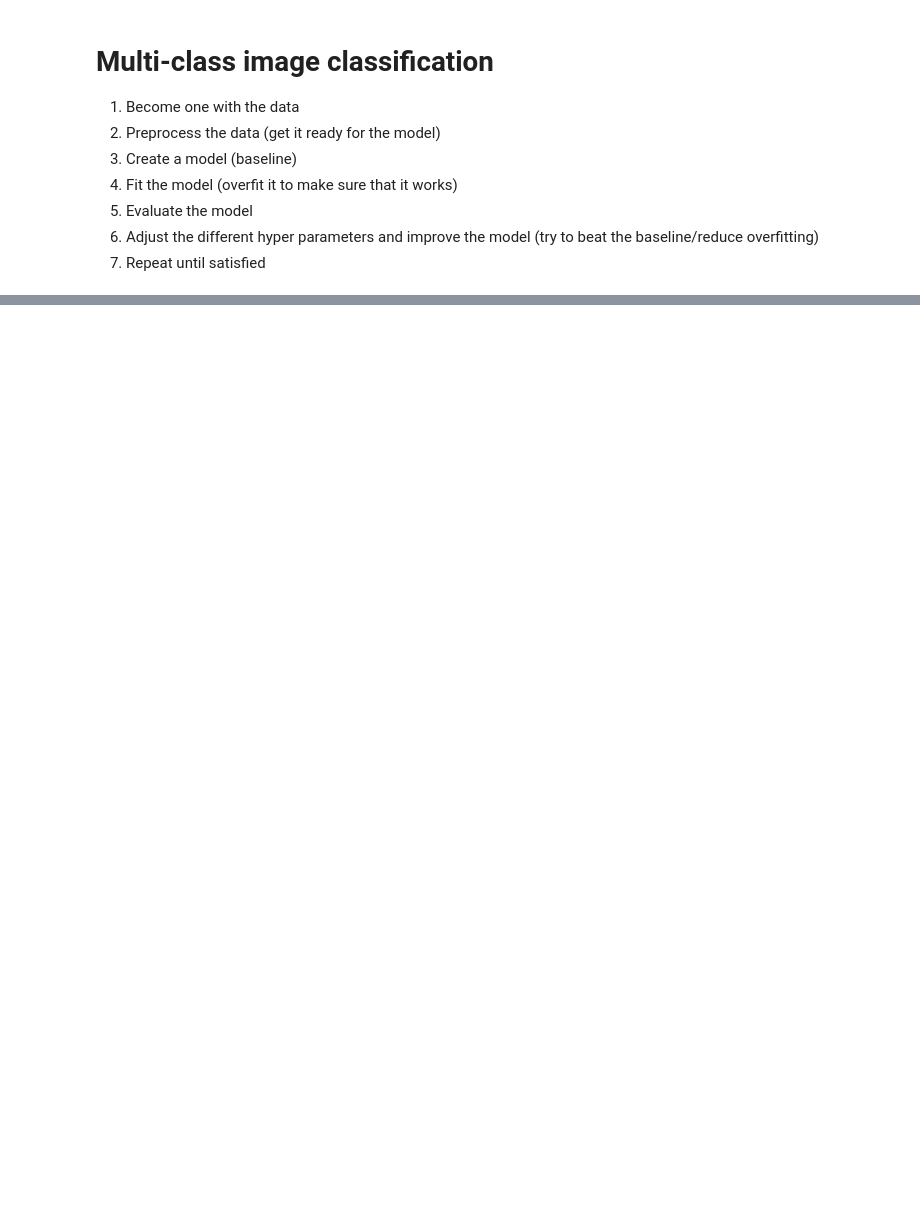
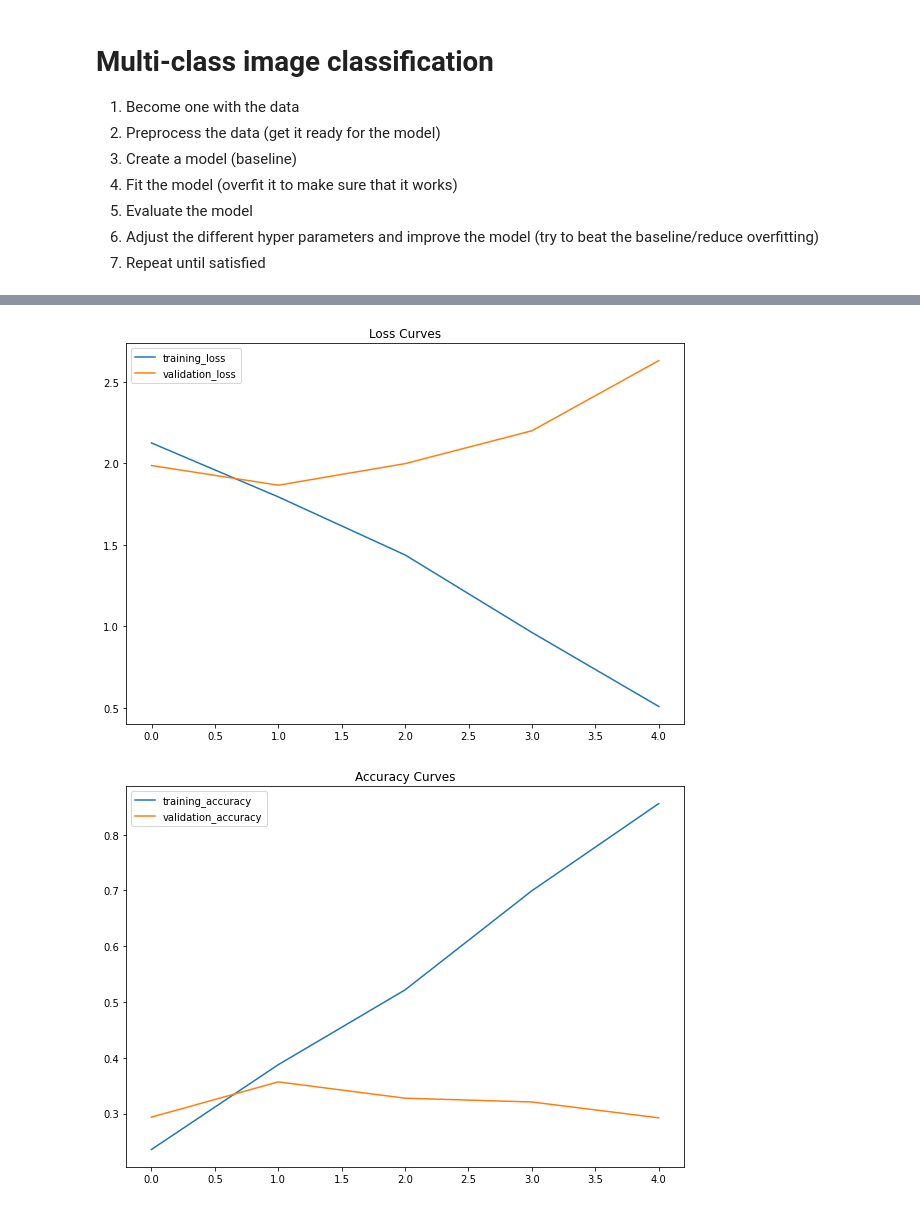
Before and after one commit to laxmiharikumar/Tips-Tricks, a Jupyter notebook: Muticlass_CNN.ipynb, the cells around one changed output, grey strips where cells are left out. Saved outputs shown, nothing was run; the diff lists cells and outputs as text; code cells hidden in the pictures; blank space fills up the shorter version.

```diff
--- a/Muticlass_CNN.ipynb
+++ b/Muticlass_CNN.ipynb
@@ -69,0 +235,21 @@ array(['hamburger', 'steak', 'pizza', 'sushi', 'ice_cream', 'ramen',
+# %%
+# Create a simple model
+
+model_1 = tf.keras.models.Sequential([
+    tf.keras.layers.Conv2D(filters=10,
+                           kernel_size=3,
+                           strides=1,
+                           padding="valid",
+                           input_shape=(224,224,3),
+                           activation="relu"),
+    tf.keras.layers.MaxPool2D(pool_size=(2,2)),
+    tf.keras.layers.Conv2D(10,3, activation="relu"),
+    tf.keras.layers.MaxPool2D(pool_size=(2,2)),
+    tf.keras.layers.Flatten(),
+    tf.keras.layers.Dense(10, activation="softmax")
+])
+# %%
+# Compile the model
+model_1.compile(loss=tf.keras.losses.CategoricalCrossentropy(),
+                optimizer=tf.keras.optimizers.Adam(),
+                metrics=["accuracy"])
@@ -69,0 +277,7 @@ array(['hamburger', 'steak', 'pizza', 'sushi', 'ice_cream', 'ramen',
+# %%
+# Fit the model
+history_1 = model_1.fit(train_data,
+                        epochs=5,
+                        steps_per_epoch=len(train_data),
+                        validation_data=test_data,
+                        validation_steps=len(test_data))
@@ -69,0 +300,6 @@ array(['hamburger', 'steak', 'pizza', 'sushi', 'ice_cream', 'ramen',
+# %%
+# Plot the curves
+plot_loss_and_accuracy(history_1)
+# %% [output]
+[figure, added]
+[figure, added]
```
Also changed, not shown: parts of 30 cells of this notebook.
